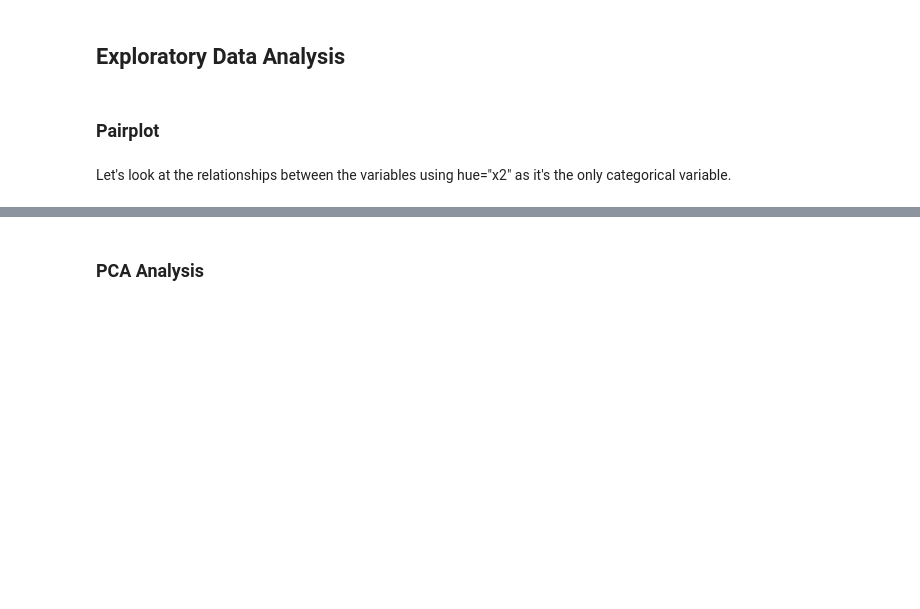
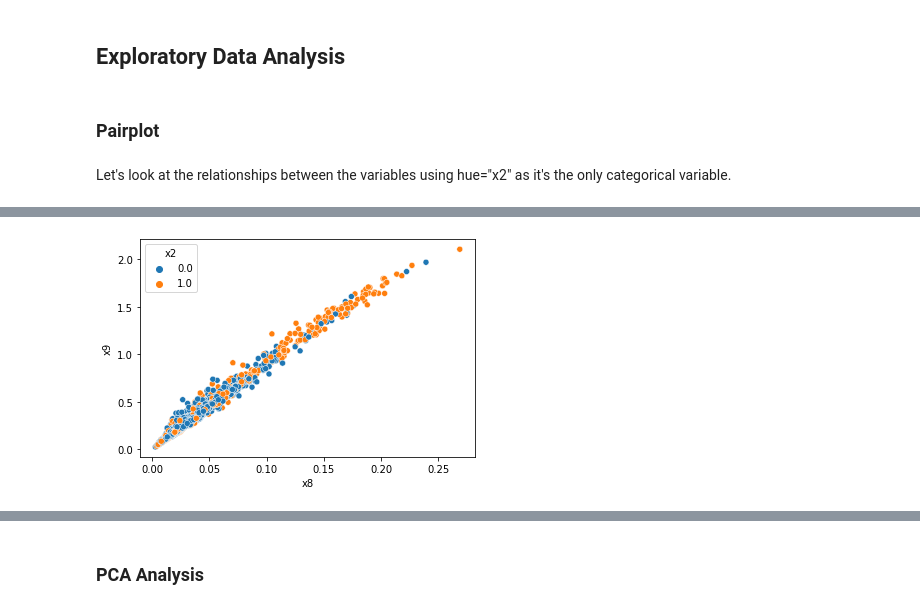
Before and after one commit to JacksonKerr/LinearRegression, a Jupyter notebook: Assignment3/Supervised_Learning/Part_4.ipynb, the cells around one changed output, grey strips where cells are left out. Drawn from its saved outputs; the diff is of its cells as text; code cells hidden in the pictures; blank space fills up the shorter version.

```diff
--- a/Assignment3/Supervised_Learning/Part_4.ipynb
+++ b/Assignment3/Supervised_Learning/Part_4.ipynb
@@ -192,0 +220,7 @@ A lot of the variables are highly correlated with eachother. This was hinted at
+# %%
+sns.scatterplot(x=mystery_df["x7"], y=mystery_df["x5"], hue=mystery_df["x2"])
+def rem7(data):
+  to_rem = "x7"
+  return data.drop([to_rem], axis=1)
+mystery_df = rem7(mystery_df)
+eda_ops.append(rem7)
@@ -192,0 +229,10 @@ A lot of the variables are highly correlated with eachother. This was hinted at
+# %%
+sns.scatterplot(x=mystery_df["x8"], y=mystery_df["x9"], hue=mystery_df["x2"])
+# Remove one
+def rem8(data):
+  to_rem = "x8"
+  return data.drop([to_rem], axis=1)
+mystery_df = rem8(mystery_df)
+eda_ops.append(rem8)
+# %% [output]
+[figure, added]
```
Also changed, not shown: parts of 74 cells of this notebook.
